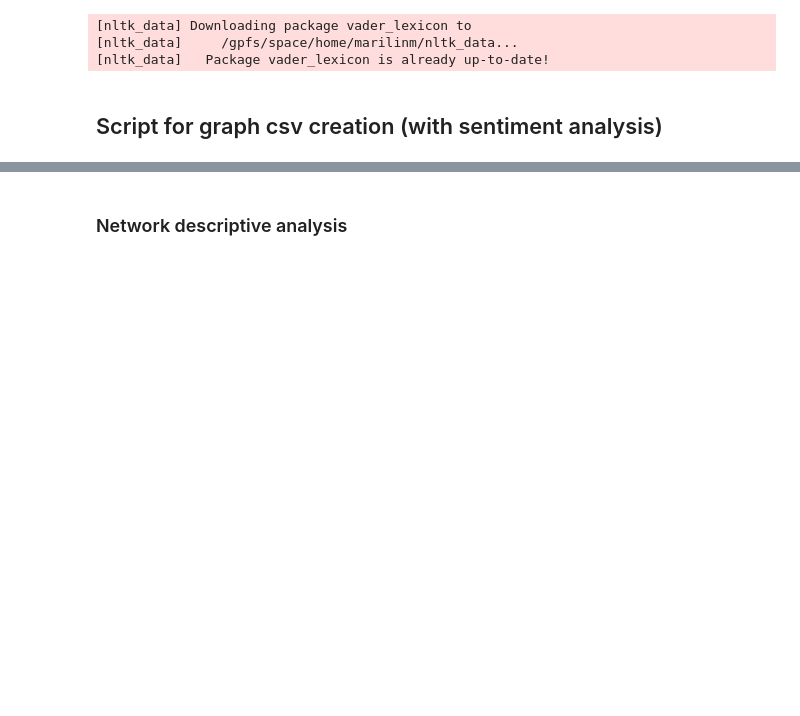
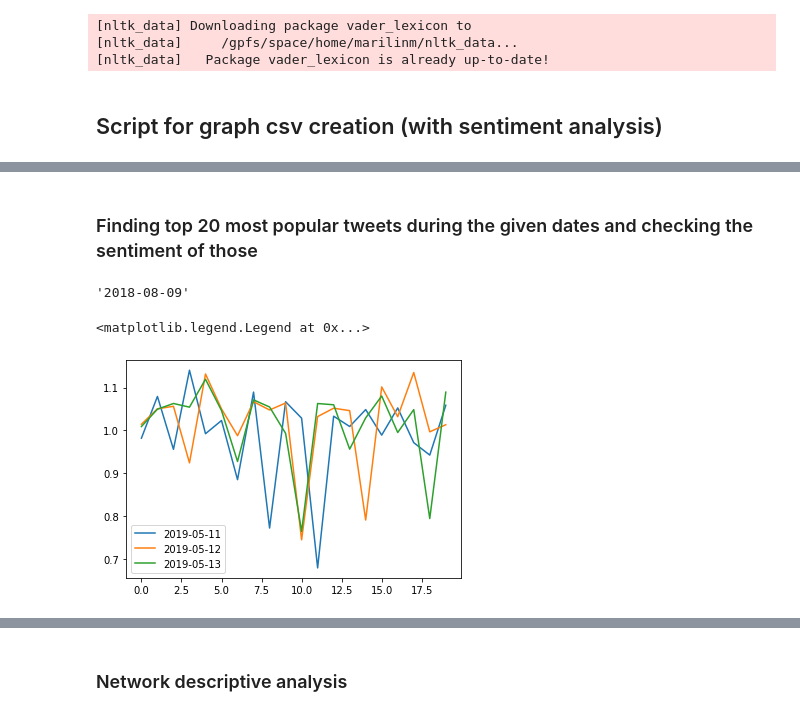
Before and after one commit to marilin99/Net_sci_sports, a Jupyter notebook: Network analysis/test.ipynb, the cells around one changed output, grey strips where cells are left out. Drawn from its saved outputs; the diff is of its cells as text; code cells hidden in the pictures; blank space fills up the shorter version.

```diff
--- a/Network analysis/test.ipynb
+++ b/Network analysis/test.ipynb
@@ -146,0 +126,6 @@ See the caveats in the documentation: https://pandas.pydata.org/pandas-docs/stab
+# %% [markdown]
+### Finding top 20 most popular tweets during the given dates and checking the sentiment of those
+# %%
+date = splitext("graph_csv/graph_sent_conversations_2018-08-09.csv".split("_")[-1])[0]
+# %% [output]
+'2018-08-09'
@@ -146,0 +134,30 @@ See the caveats in the documentation: https://pandas.pydata.org/pandas-docs/stab
+# %%
+files = ["graph_csv/graph_sent_conversations_2018-08-09.csv",
+         "graph_csv/graph_sent_conversations_2019-05-11.csv",
+         "graph_csv/graph_sent_conversations_2018-08-10.csv",
+         "graph_csv/graph_sent_conversations_2019-05-12.csv",
+         "graph_csv/graph_sent_conversations_2018-08-11.csv",
+         "graph_csv/graph_sent_conversations_2019-05-13.csv"]
+
+top_tweets = {i:[] for i in range(6)}
+avg_sent = {i:[] for i in range(6)}
+
+
+for i, file in enumerate(files):
+
+    graph = pd.read_csv(file)
+    G = nx.from_pandas_edgelist(graph, source= "source", target= "target",edge_attr=True)
+
+    pagerank_cent = nx.pagerank(G)
+
+    # selecting top 20
+    for node, cent in sorted(pagerank_cent.items(), key=lambda item: item[1], reverse=True)[:20]:
+        top_tweets[i].append(node)
+        avg_sent[i].append(graph[graph.source == node]["sentiment"].mean())
+# %%
+for i in range(1, len(avg_sent), 2):
+    plt.plot(avg_sent[i], label = splitext(files[i].split("_")[-1])[0])
+plt.legend()
+# %% [output]
+<matplotlib.legend.Legend at 0x...>
+[figure, added]
```
Also changed, not shown: parts of 26 cells of this notebook.
